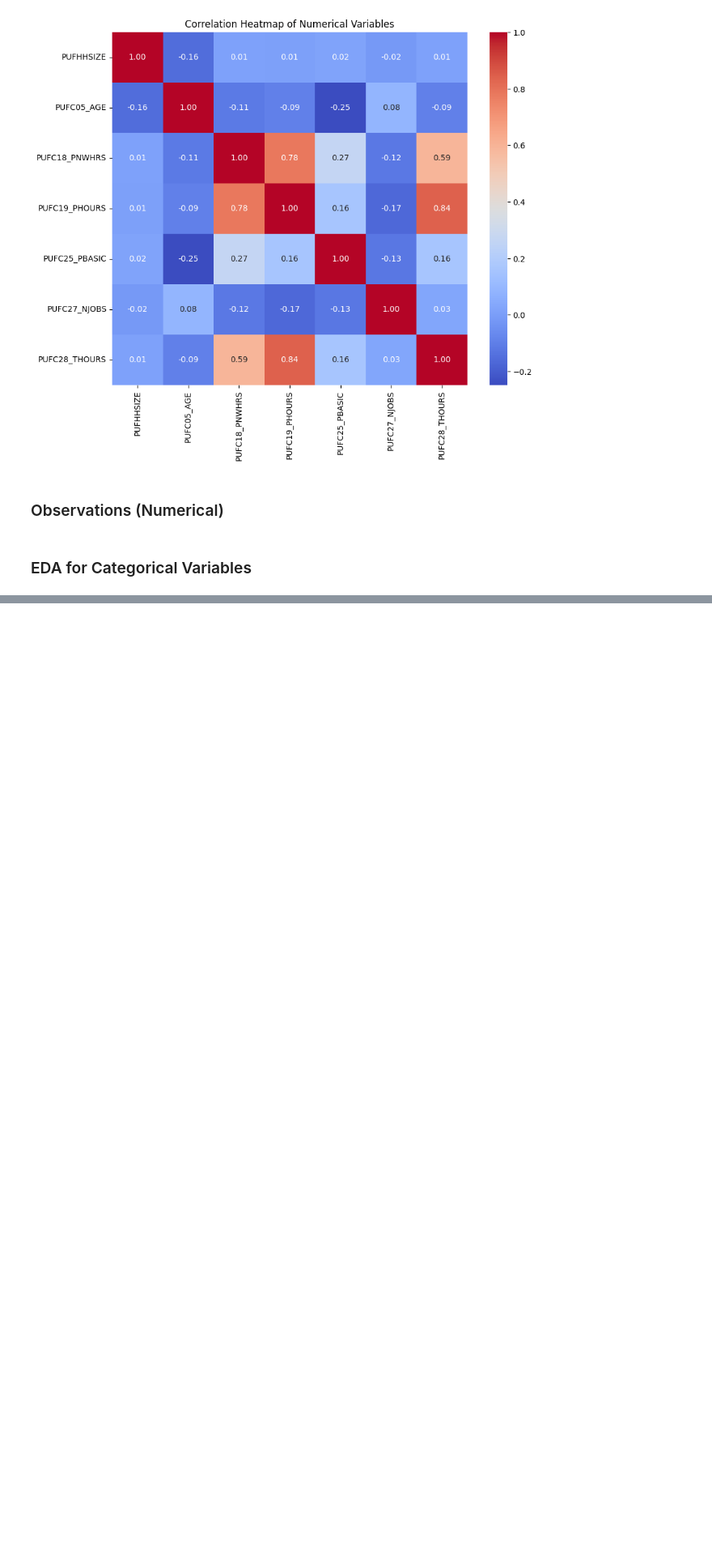
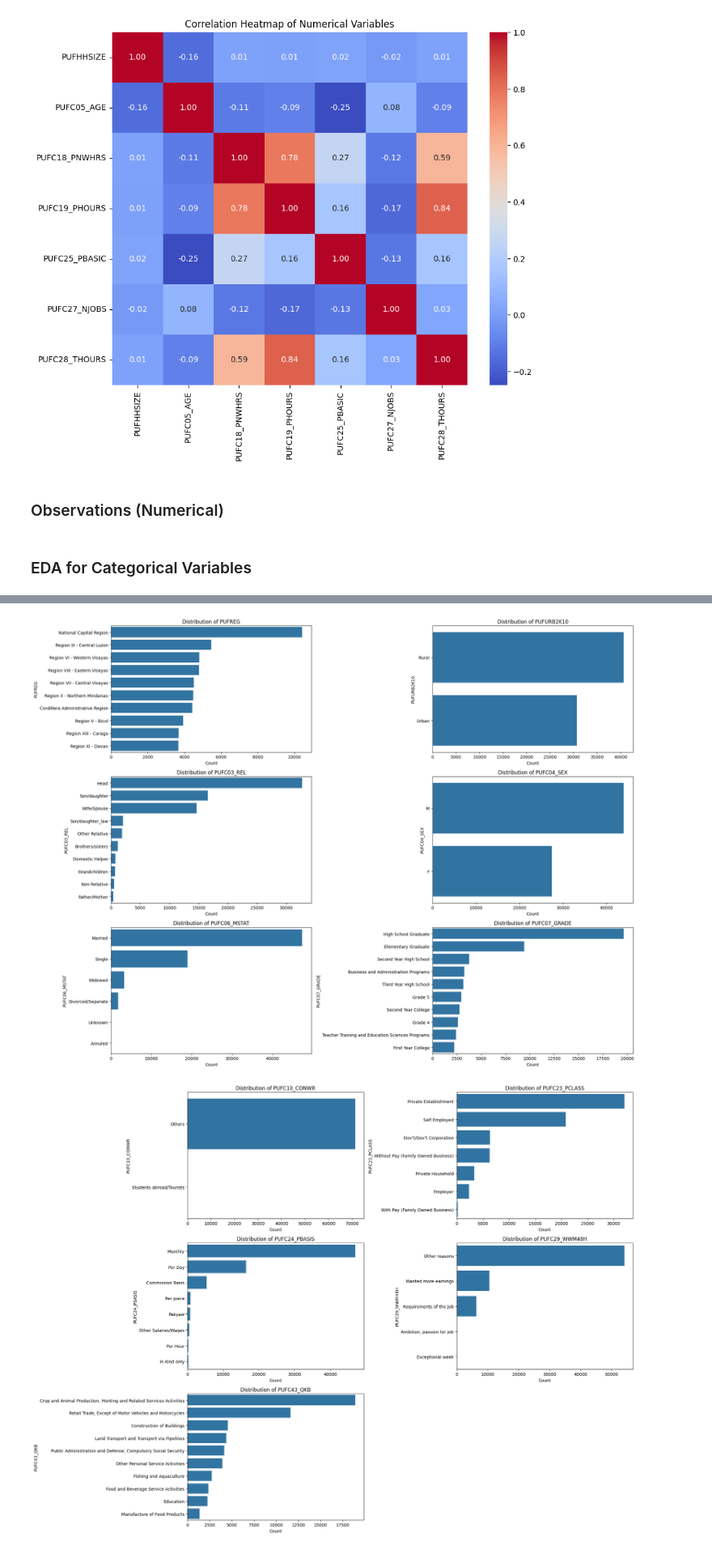
Before and after one commit to clavzno/STINTSY, a Jupyter notebook: Notebook.ipynb, the cells around one changed output, grey strips where cells are left out. Shown at 81% size. Cells and saved outputs as stored; diff of their text form; code cells hidden in the pictures; blank space fills up the shorter version.

```diff
--- a/Notebook.ipynb
+++ b/Notebook.ipynb
@@ -2250,0 +2349,12 @@ plt.show()
+# %%
+numerical_columns = jobs_df.select_dtypes(include=['int', 'float']).columns
+anova_results = []
+
+for col in numerical_columns:
+    if col != 'PUFC14_PROCC':
+        groups = [jobs_df[jobs_df['PUFC14_PROCC'] == category][col] for category in jobs_df['PUFC14_PROCC'].unique()]
+        f_stat, p_value = f_oneway(*groups)
+        anova_results.append((col, f_stat, p_value))
+
+anova_df = pd.DataFrame(anova_results, columns=['Variable', 'F-Statistic', 'P-Value'])
+anova_df = anova_df.sort_values(by='F-Statistic', ascending=True)
@@ -2250,0 +2440,7 @@ plt.show()
+# %%
+cat_columns = jobs_df.select_dtypes(include=['string']).columns.tolist()
+
+for col in cat_columns:
+    print(f"\n----- Distribution of {col} -----")
+    print(jobs_df[col].value_counts(normalize=True) * 100)
+    print(f"Number of unique values: {jobs_df[col].nunique()}")
@@ -2250,0 +2468,27 @@ plt.show()
+# %%
+# filter out the target variable
+cat_columns_no_target = [col for col in cat_columns if col != 'PUFC14_PROCC']
+
+# Create plots in sets of 6 to make them readable
+# First set of plots
+plt.figure(figsize=(20, 15))
+for i, col in enumerate(cat_columns_no_target[:6], 1):
+    plt.subplot(3, 2, i)
+    sns.countplot(y=col, data=jobs_df, order=jobs_df[col].value_counts().index[:10])
+    plt.title(f'Distribution of {col}')
+    plt.xlabel('Count')
+    plt.tight_layout()
+plt.show()
+
+# Second set of plots
+plt.figure(figsize=(20, 15))
+for i, col in enumerate(cat_columns_no_target[6:], 1):
+    plt.subplot(3, 2, i)
+    sns.countplot(y=col, data=jobs_df, order=jobs_df[col].value_counts().index[:10])
+    plt.title(f'Distribution of {col}')
+    plt.xlabel('Count')
+    plt.tight_layout()
+plt.show()
+# %% [output]
+[figure, added]
+[figure, added]
```
Also changed, not shown: parts of 30 cells of this notebook, 2 other files.
